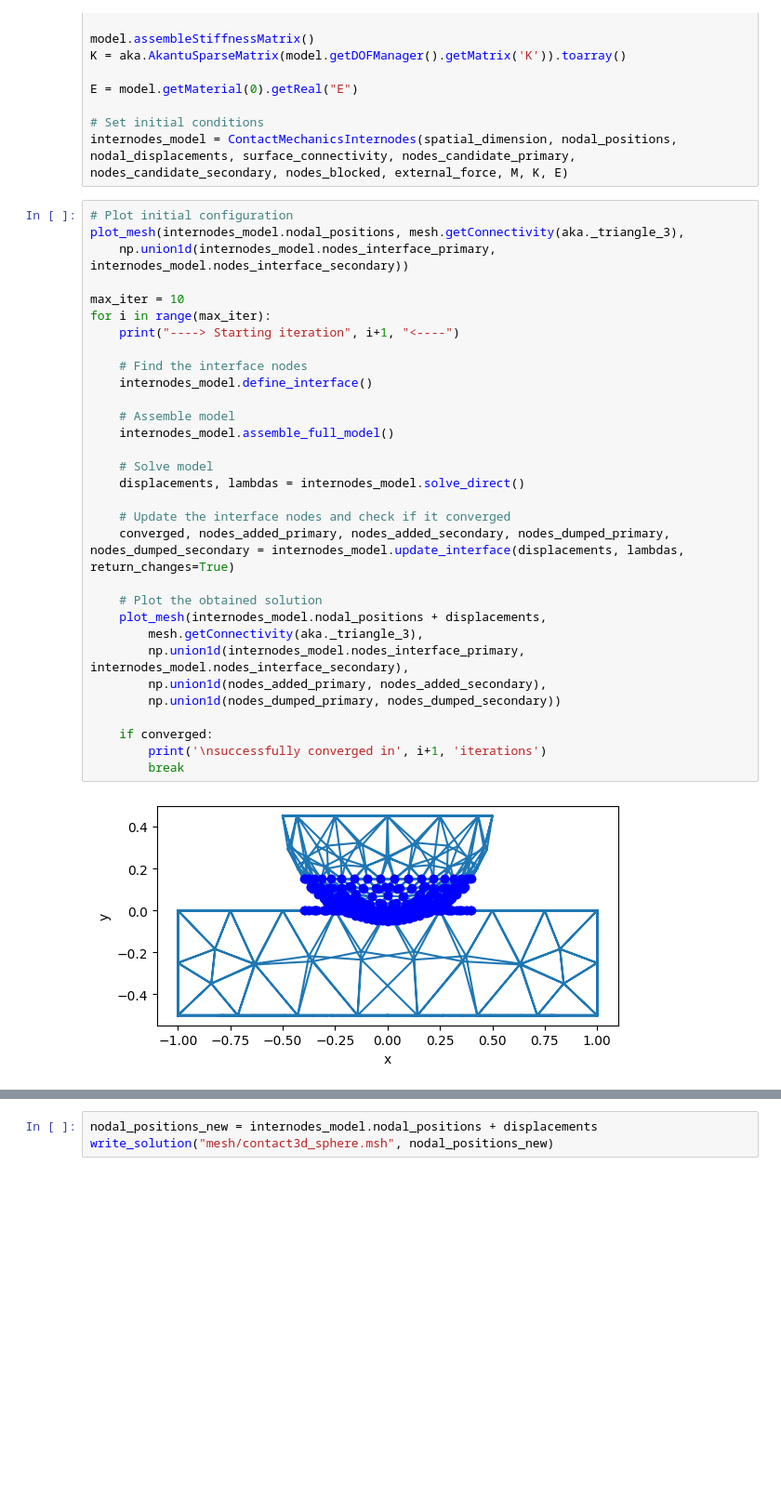
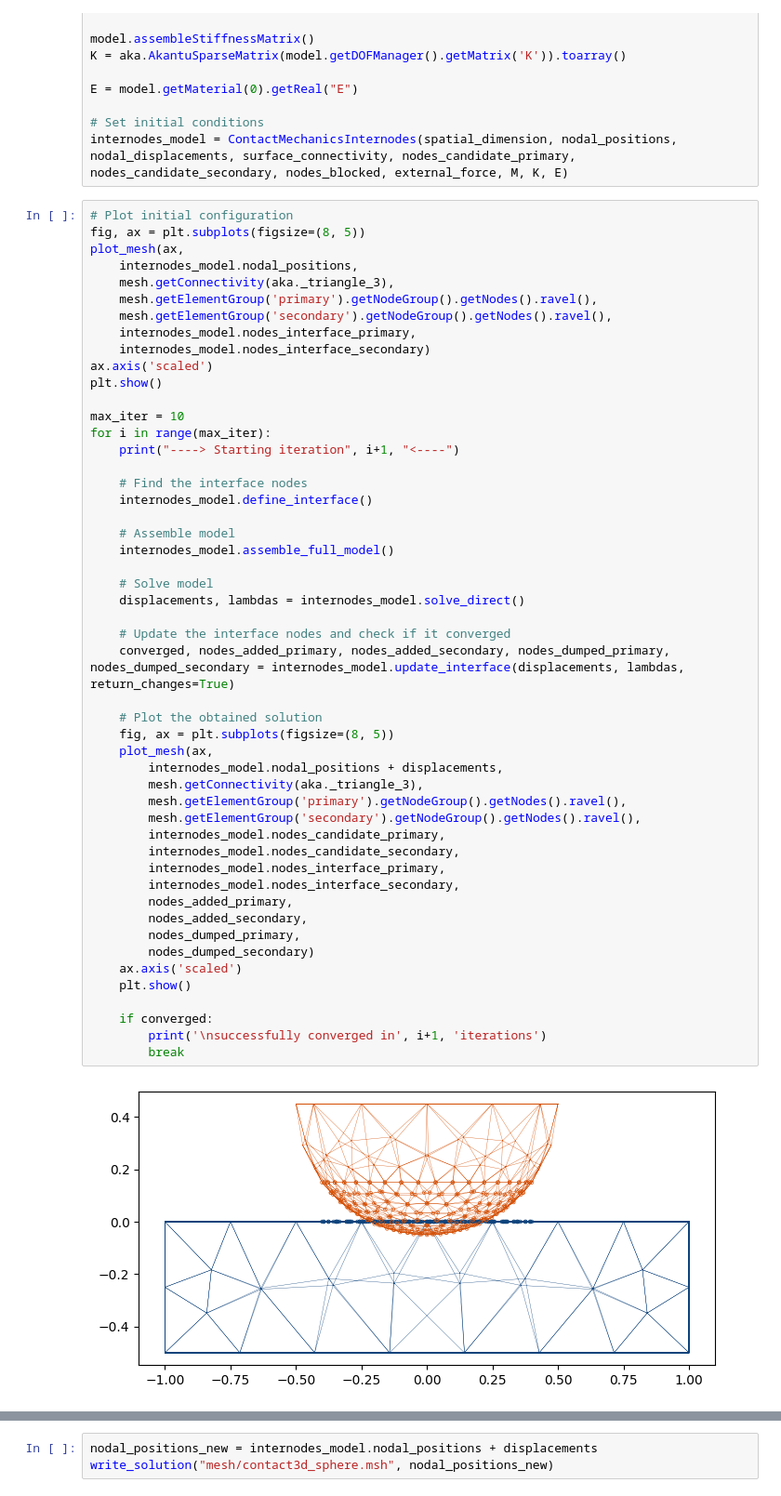
Before and after one commit to FMatti/Internodes-CM, a Jupyter notebook: example3d.ipynb, the cells around one changed output, grey strips where cells are left out. Shown at 93% size. Saved outputs shown, nothing was run; the diff lists cells and outputs as text; blank space fills up the shorter version.

```diff
--- a/example3d.ipynb
+++ b/example3d.ipynb
@@ -51,35 +48,54 @@ E = model.getMaterial(0).getReal("E")
 internodes_model = ContactMechanicsInternodes(spatial_dimension, nodal_positions, nodal_displacements, surface_connectivity, nodes_candidate_primary, nodes_candidate_secondary, nodes_blocked, external_force, M, K, E)
 # %%
 # Plot initial configuration
-plot_mesh(internodes_model.nodal_positions, mesh.getConnectivity(aka._triangle_3),
-    np.union1d(internodes_model.nodes_interface_primary, internodes_model.nodes_interface_secondary))
+fig, ax = plt.subplots(figsize=(8, 5))
+plot_mesh(ax,
+    internodes_model.nodal_positions,
+    mesh.getConnectivity(aka._triangle_3),
+    mesh.getElementGroup('primary').getNodeGroup().getNodes().ravel(),
+    mesh.getElementGroup('secondary').getNodeGroup().getNodes().ravel(),
+    internodes_model.nodes_interface_primary,
+    internodes_model.nodes_interface_secondary)
+ax.axis('scaled')
+plt.show()
 
 max_iter = 10
 for i in range(max_iter):
     print("----> Starting iteration", i+1, "<----")
 
     # Find the interface nodes
     internodes_model.define_interface()
 
     # Assemble model
     internodes_model.assemble_full_model()
 
     # Solve model
     displacements, lambdas = internodes_model.solve_direct()
 
     # Update the interface nodes and check if it converged
     converged, nodes_added_primary, nodes_added_secondary, nodes_dumped_primary, nodes_dumped_secondary = internodes_model.update_interface(displacements, lambdas, return_changes=True)
 
     # Plot the obtained solution
-    plot_mesh(internodes_model.nodal_positions + displacements,
+    fig, ax = plt.subplots(figsize=(8, 5))
+    plot_mesh(ax,
+        internodes_model.nodal_positions + displacements,
         mesh.getConnectivity(aka._triangle_3),
-        np.union1d(internodes_model.nodes_interface_primary, internodes_model.nodes_interface_secondary),
-        np.union1d(nodes_added_primary, nodes_added_secondary),
-        np.union1d(nodes_dumped_primary, nodes_dumped_secondary))
+        mesh.getElementGroup('primary').getNodeGroup().getNodes().ravel(),
+        mesh.getElementGroup('secondary').getNodeGroup().getNodes().ravel(),
+        internodes_model.nodes_candidate_primary,
+        internodes_model.nodes_candidate_secondary,
+        internodes_model.nodes_interface_primary,
+        internodes_model.nodes_interface_secondary,
+        nodes_added_primary,
+        nodes_added_secondary,
+        nodes_dumped_primary,
+        nodes_dumped_secondary)
+    ax.axis('scaled')
+    plt.show()
 
     if converged:
         print('\nsuccessfully converged in', i+1, 'iterations')
         break
 # %% [output]
-[figure, old version]
+[figure, new version]
 ----> Starting iteration 1 <----
```
Also changed, not shown: parts of 2 cells of this notebook, 2 other files.
